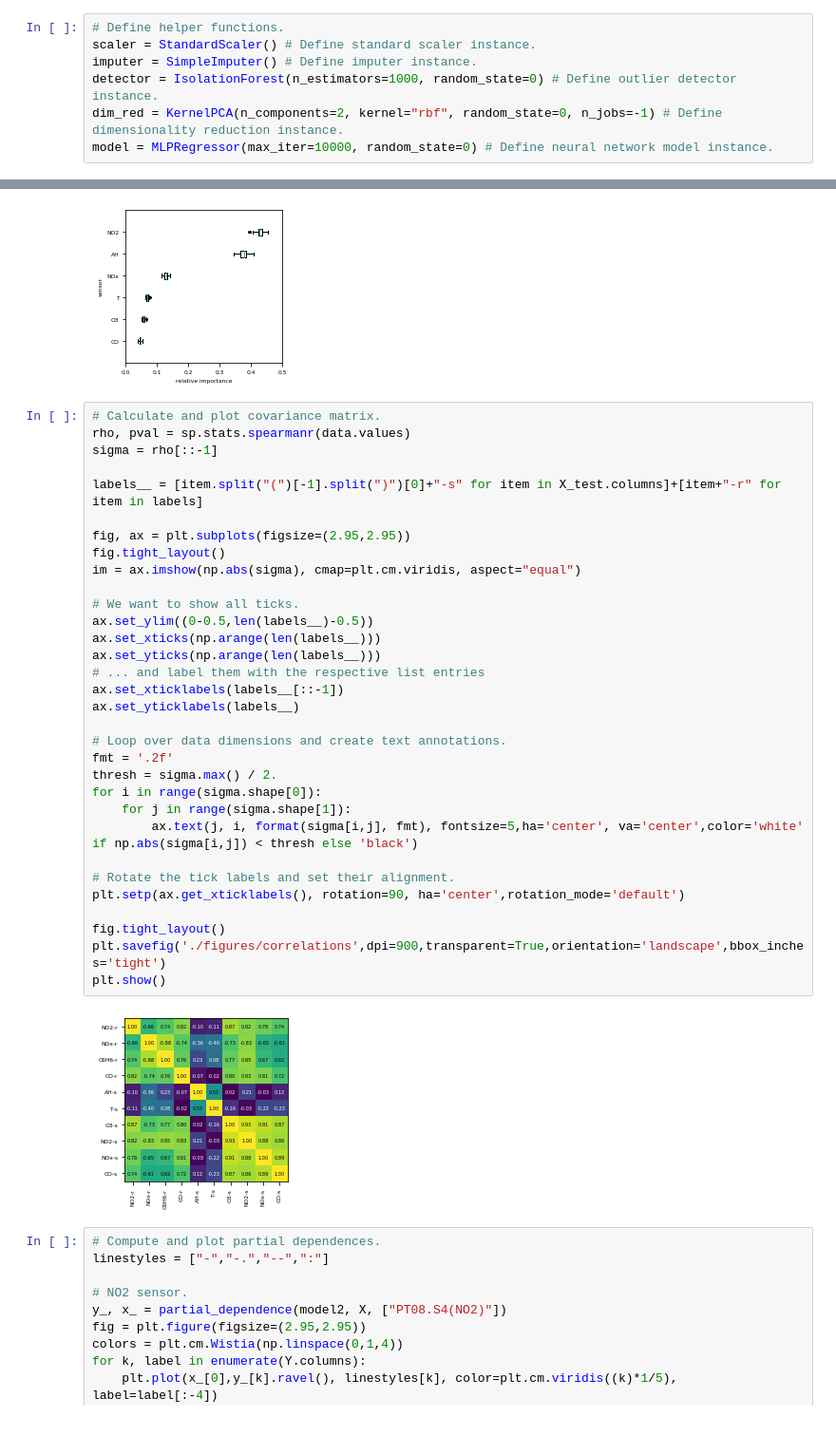
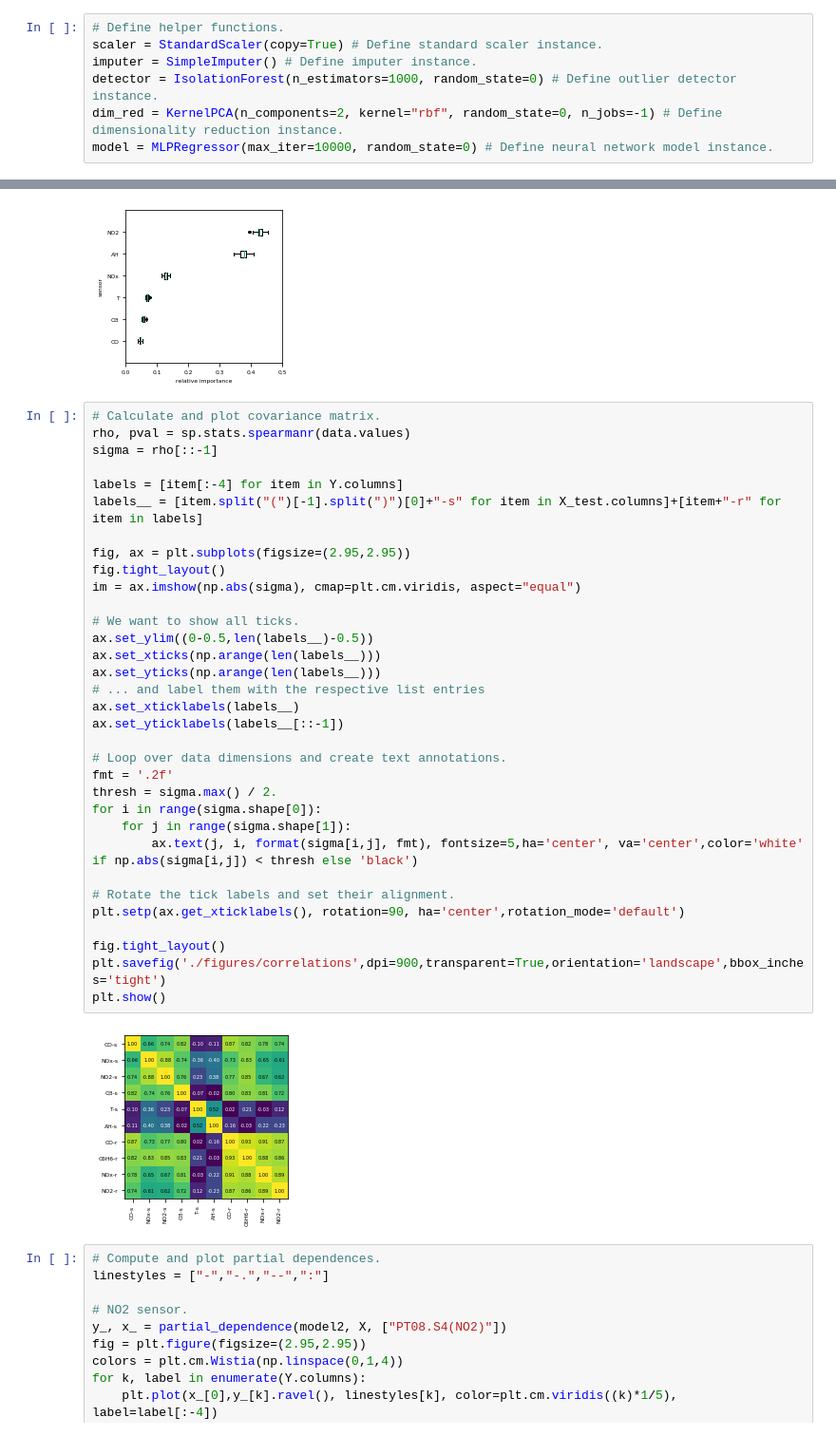
Before and after one commit to gtancev/Chemical-Sensor-Data, a Jupyter notebook: NN_sklearn/main_NN.ipynb, the cells around one changed output, grey strips where cells are left out. Shown: that part at 95% size. Drawn from its saved outputs; the diff is of its cells as text.

```diff
--- a/NN_sklearn/main_NN.ipynb
+++ b/NN_sklearn/main_NN.ipynb
@@ -27,7 +27,7 @@ plt.rcParams['axes.titlesize'] = 6.0
 A neural network is used as machine learning algorithm. To avoid overfitting, a randomized grid search over regularization parameter and neural network architecture is performed.
 # %%
 # Define helper functions.
-scaler = StandardScaler() # Define standard scaler instance.
+scaler = StandardScaler(copy=True) # Define standard scaler instance.
 imputer = SimpleImputer() # Define imputer instance.
 detector = IsolationForest(n_estimators=1000, random_state=0) # Define outlier detector instance.
 dim_red = KernelPCA(n_components=2, kernel="rbf", random_state=0, n_jobs=-1) # Define dimensionality reduction instance.
@@ -288,36 +288,37 @@ plt.show()
 # Calculate and plot covariance matrix.
 rho, pval = sp.stats.spearmanr(data.values)
 sigma = rho[::-1]
 
+labels = [item[:-4] for item in Y.columns]
 labels__ = [item.split("(")[-1].split(")")[0]+"-s" for item in X_test.columns]+[item+"-r" for item in labels]
 
 fig, ax = plt.subplots(figsize=(2.95,2.95))
 fig.tight_layout()
 im = ax.imshow(np.abs(sigma), cmap=plt.cm.viridis, aspect="equal")
 
 # We want to show all ticks.
 ax.set_ylim((0-0.5,len(labels__)-0.5))
 ax.set_xticks(np.arange(len(labels__)))
 ax.set_yticks(np.arange(len(labels__)))
 # ... and label them with the respective list entries
-ax.set_xticklabels(labels__[::-1])
-ax.set_yticklabels(labels__)
+ax.set_xticklabels(labels__)
+ax.set_yticklabels(labels__[::-1])
 
 # Loop over data dimensions and create text annotations.
 fmt = '.2f'
 thresh = sigma.max() / 2.
 for i in range(sigma.shape[0]):
     for j in range(sigma.shape[1]):
         ax.text(j, i, format(sigma[i,j], fmt), fontsize=5,ha='center', va='center',color='white' if np.abs(sigma[i,j]) < thresh else 'black')
 
 # Rotate the tick labels and set their alignment.
 plt.setp(ax.get_xticklabels(), rotation=90, ha='center',rotation_mode='default')
 
 fig.tight_layout()
 plt.savefig('./figures/correlations',dpi=900,transparent=True,orientation='landscape',bbox_inches='tight')
 plt.show()
 # %% [output]
-[figure, old version]
+[figure, new version]
 # %%
 # Compute and plot partial dependences.
 linestyles = ["-","-.","--",":"]
```
